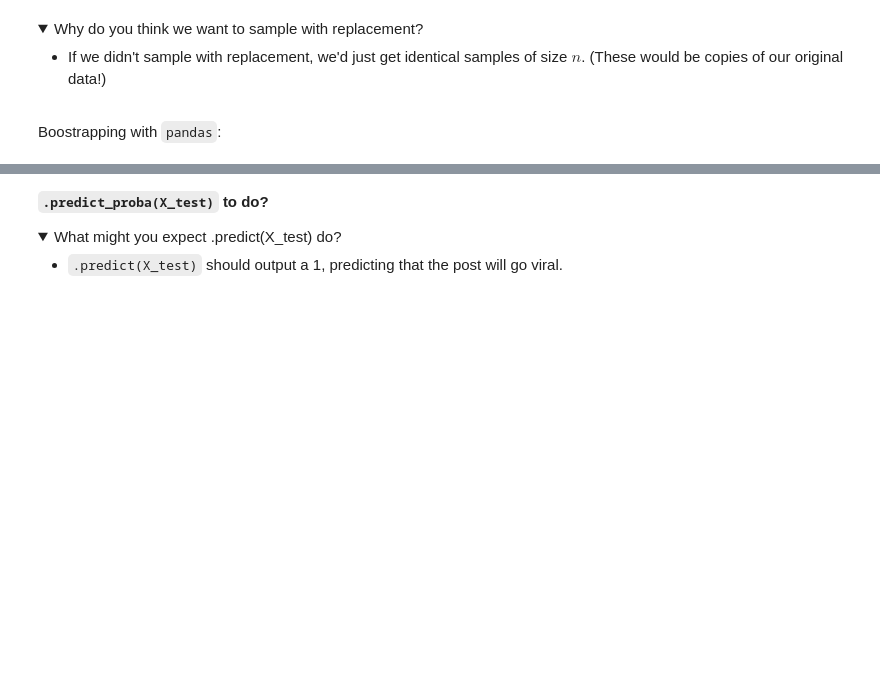
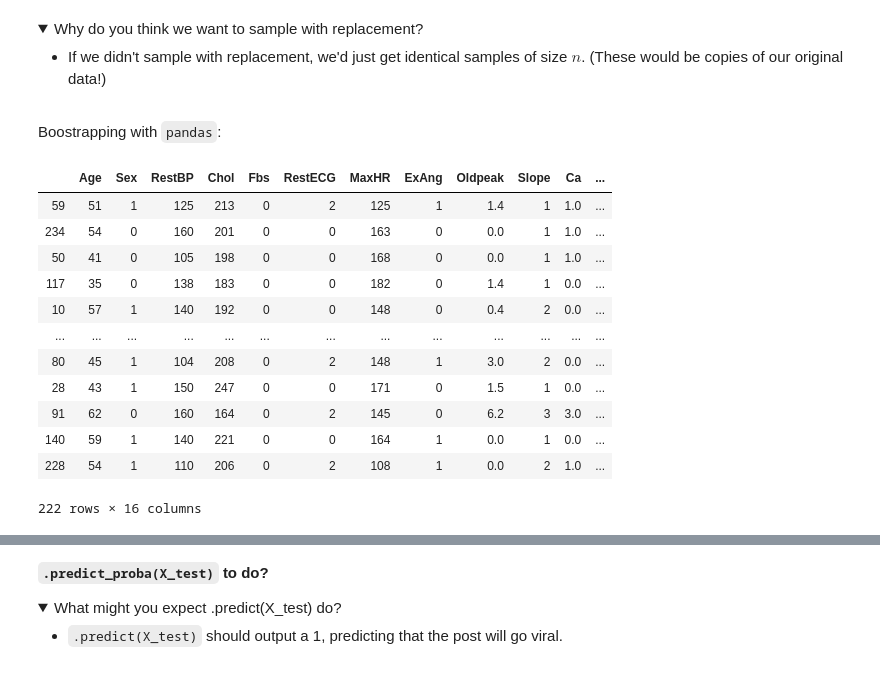
Before and after one commit to persocom01/GA-lessons, a Jupyter notebook: 6.02-lesson-bagging/starter-code.ipynb, the cells around one changed output, grey strips where cells are left out. Cells and saved outputs as stored; diff of their text form; code cells hidden in the pictures; folded sections open; blank space fills up the shorter version.

```diff
--- a/6.02-lesson-bagging/starter-code.ipynb
+++ b/6.02-lesson-bagging/starter-code.ipynb
@@ -192,6 +270,24 @@ When bootstrapping in order to fit multiple estimators, we want to:
 </details>
 # %% [markdown]
 Boostrapping with `pandas`:
+# %%
+X_train.sample(n=X_train.shape[0],
+              replace=True,
+              random_state=42)
+# %% [output]
+|  | Age | Sex | RestBP | Chol | Fbs | RestECG | MaxHR | ExAng | Oldpeak | Slope | Ca | ... |
+| 59 | 51 | 1 | 125 | 213 | 0 | 2 | 125 | 1 | 1.4 | 1 | 1.0 | ... |
+| 234 | 54 | 0 | 160 | 201 | 0 | 0 | 163 | 0 | 0.0 | 1 | 1.0 | ... |
+| 50 | 41 | 0 | 105 | 198 | 0 | 0 | 168 | 0 | 0.0 | 1 | 1.0 | ... |
+| 117 | 35 | 0 | 138 | 183 | 0 | 0 | 182 | 0 | 1.4 | 1 | 0.0 | ... |
+| 10 | 57 | 1 | 140 | 192 | 0 | 0 | 148 | 0 | 0.4 | 2 | 0.0 | ... |
+| ... | ... | ... | ... | ... | ... | ... | ... | ... | ... | ... | ... | ... |
+| 80 | 45 | 1 | 104 | 208 | 0 | 2 | 148 | 1 | 3.0 | 2 | 0.0 | ... |
+| 28 | 43 | 1 | 150 | 247 | 0 | 0 | 171 | 0 | 1.5 | 1 | 0.0 | ... |
+| 91 | 62 | 0 | 160 | 164 | 0 | 2 | 145 | 0 | 6.2 | 3 | 3.0 | ... |
+| 140 | 59 | 1 | 140 | 221 | 0 | 0 | 164 | 1 | 0.0 | 1 | 0.0 | ... |
+| 228 | 54 | 1 | 110 | 206 | 0 | 2 | 108 | 1 | 0.0 | 2 | 1.0 | ... |
+222 rows × 16 columns
 # %% [markdown]
 ## Bagging: Bootstrap Aggregating
 
```
Also changed, not shown: parts of 22 cells of this notebook, 9 other files.
